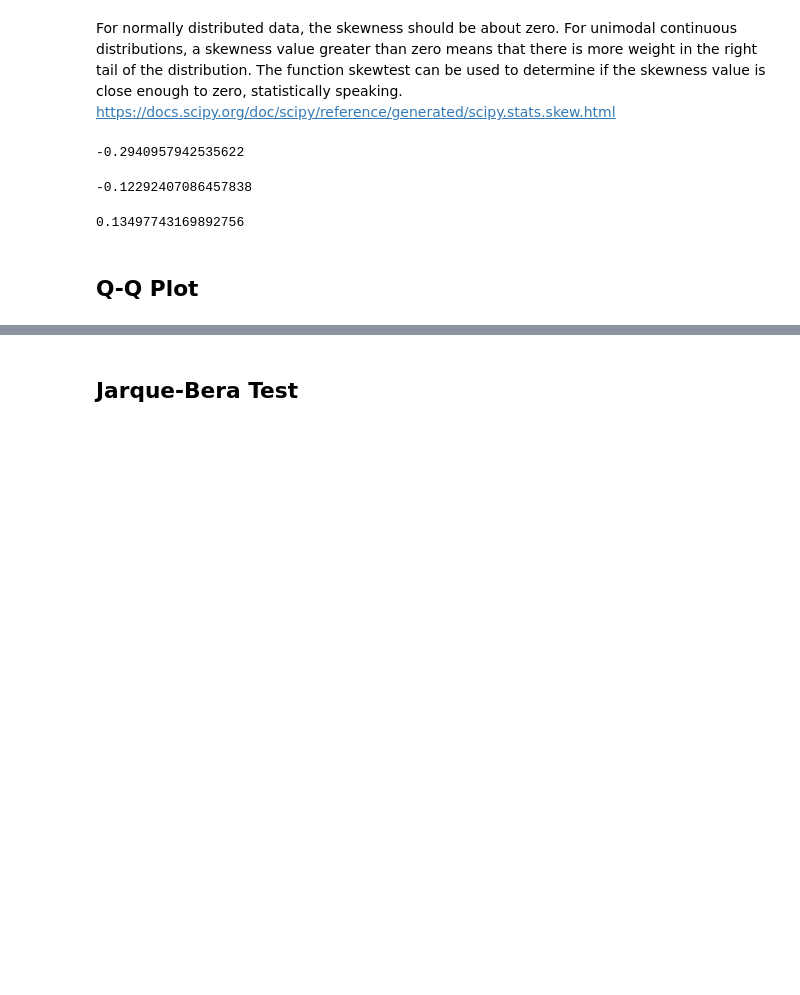
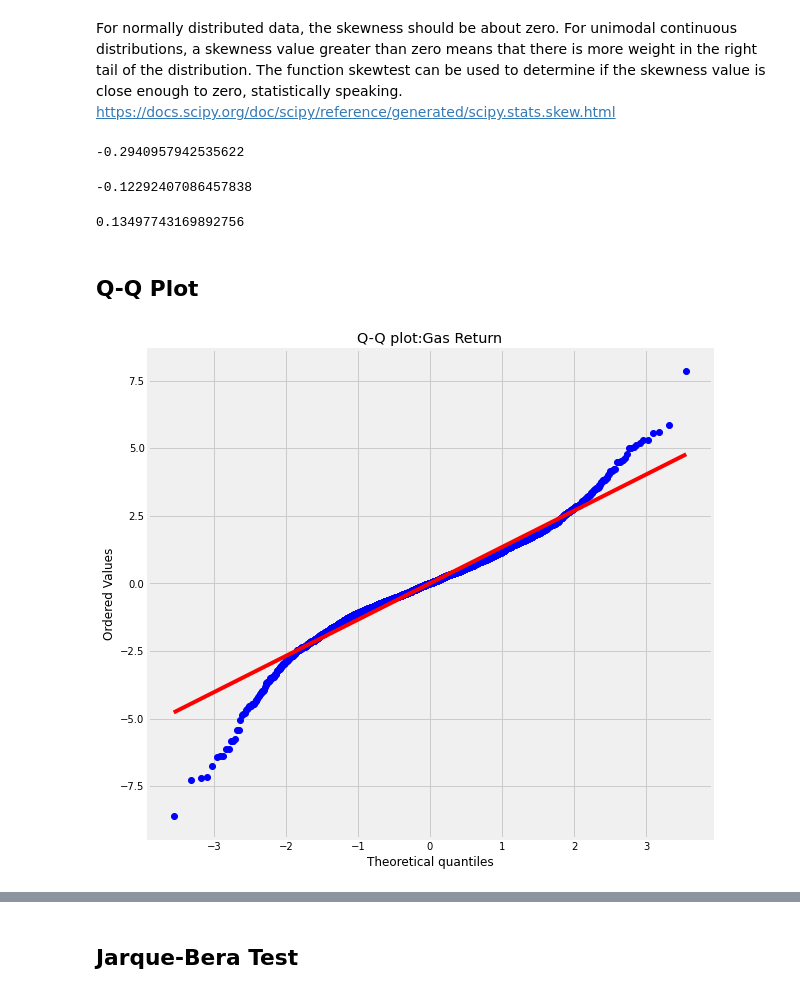
Before and after one commit to Cesuuur/energy-market-analysis, a Jupyter notebook: EstadisticaDescriptiva.ipynb, the cells around one changed output, grey strips where cells are left out. Cells and saved outputs as stored; diff of their text form; code cells hidden in the pictures; blank space fills up the shorter version.

```diff
--- a/EstadisticaDescriptiva.ipynb
+++ b/EstadisticaDescriptiva.ipynb
@@ -274,3 +280,13 @@ skew(carbon_return)
 0.13497743169892756
 # %% [markdown]
 ## Q-Q Plot
+# %%
+def qqPlot (data, title):
+    fig, ax = plt.subplots(figsize=(9, 9))
+    stats.probplot(data, dist="norm", plot=pylab)
+    ax.set_title('Q-Q plot:' + title)
+    plt.show()
+# %%
+qqPlot(gas_return, 'Gas Return')
+# %% [output]
+[figure, added]
```
Also changed, not shown: parts of 48 cells of this notebook.
